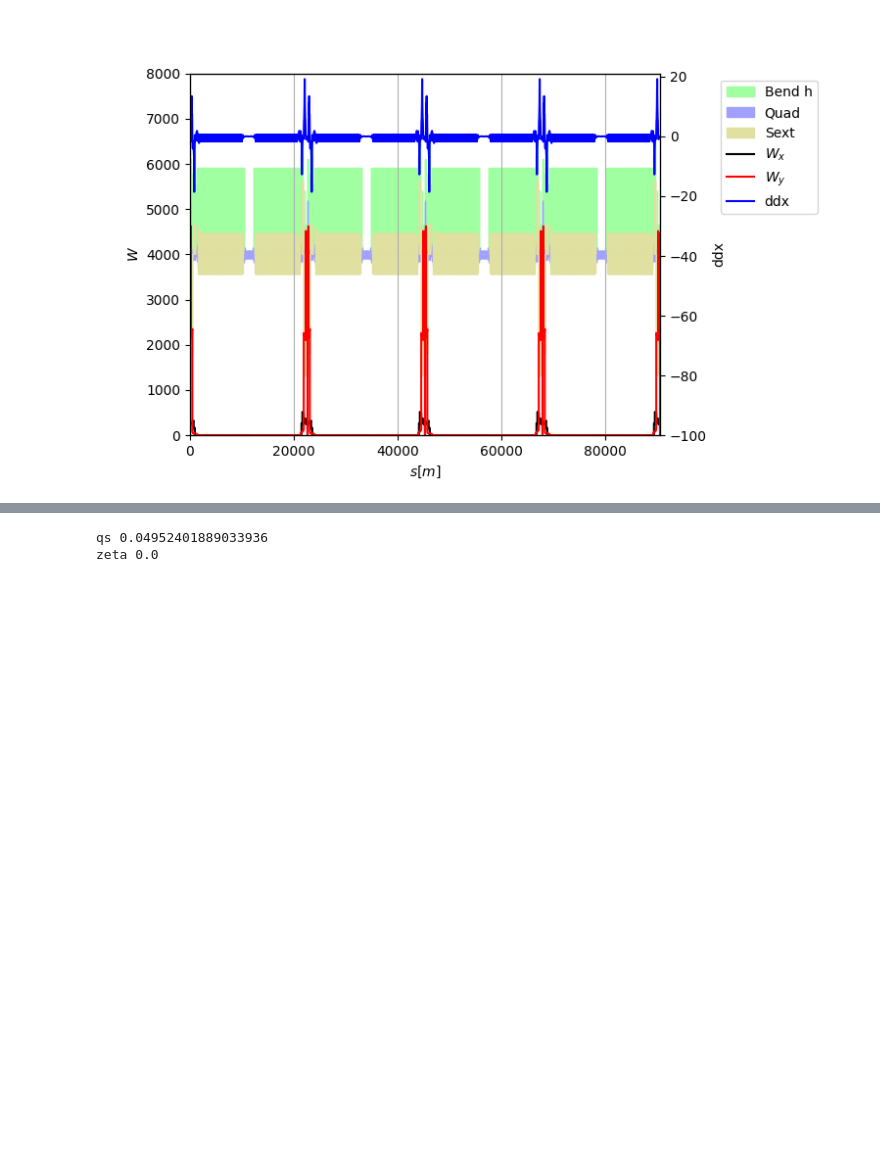
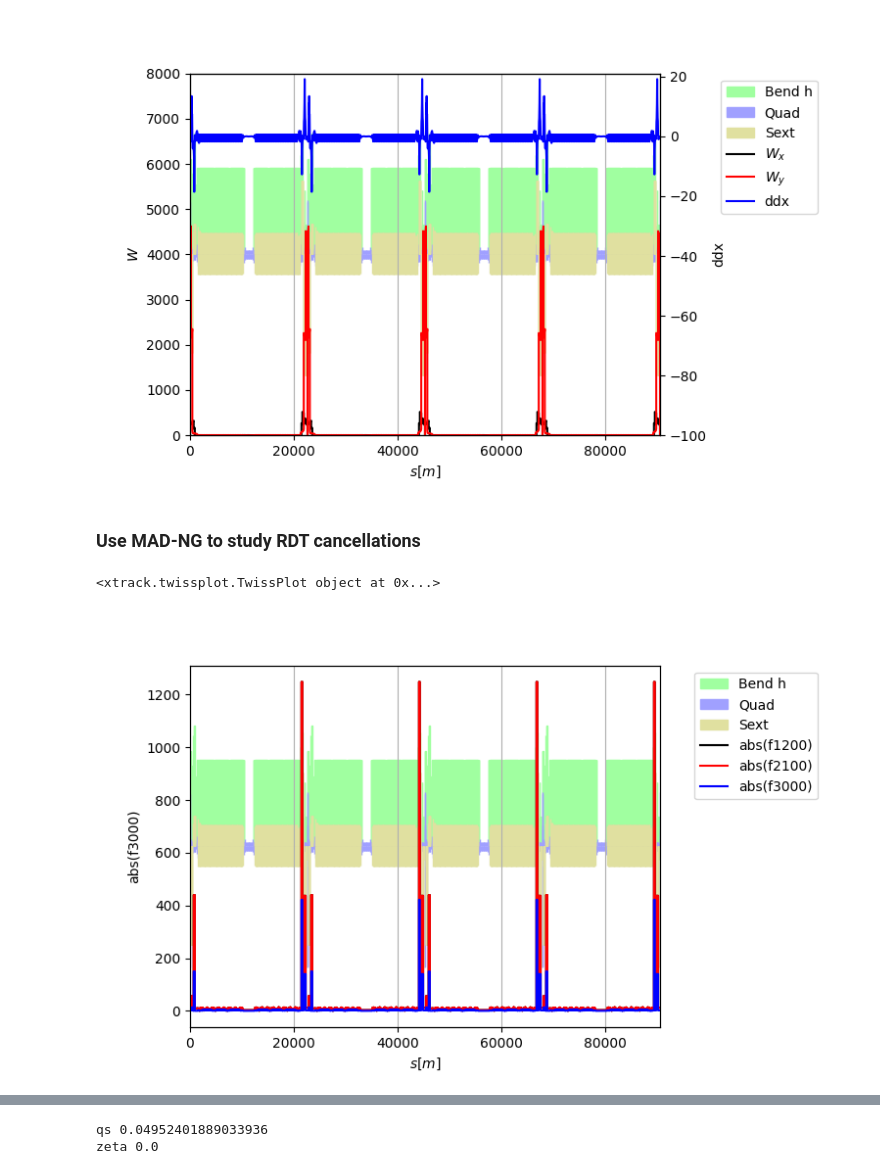
Before and after one commit to giadarol/fcc_92, a Jupyter notebook: 004_tutorial_cap_meeting/notebook_14_putting_it_together.ipynb, the cells around one changed output, grey strips where cells are left out. Saved outputs shown, nothing was run; the diff lists cells and outputs as text; code cells hidden in the pictures; blank space fills up the shorter version.

```diff
--- a/004_tutorial_cap_meeting/notebook_14_putting_it_together.ipynb
+++ b/004_tutorial_cap_meeting/notebook_14_putting_it_together.ipynb
@@ -40,0 +43,2 @@ line.replace_all_repeated_elements()
+# %% [markdown]
+### Use MAD-NG to study RDT cancellations
@@ -41,4 +47,8 @@ line.replace_all_repeated_elements()
 # %%
-# tw_ng = line.madng_twiss(rdts=['f1200', 'f2100', 'f3000'])
+tw_ng = line.madng_twiss(rdts=['f1200', 'f2100', 'f3000'])
 # %%
-# tw_ng.plot('abs(f1200) abs(f2100) abs(f3000)')
+# Plot RDT
+tw_ng.plot('abs(f1200) abs(f2100) abs(f3000)')
+# %% [output]
+<xtrack.twissplot.TwissPlot object at 0x...>
+[figure, added]
```
Also changed, not shown: parts of 50 cells of this notebook, 1 other file.
